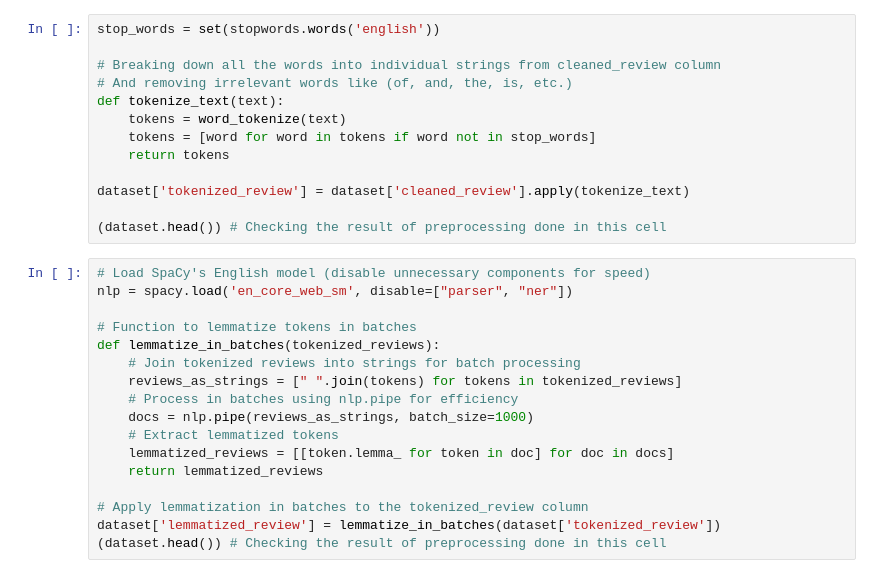
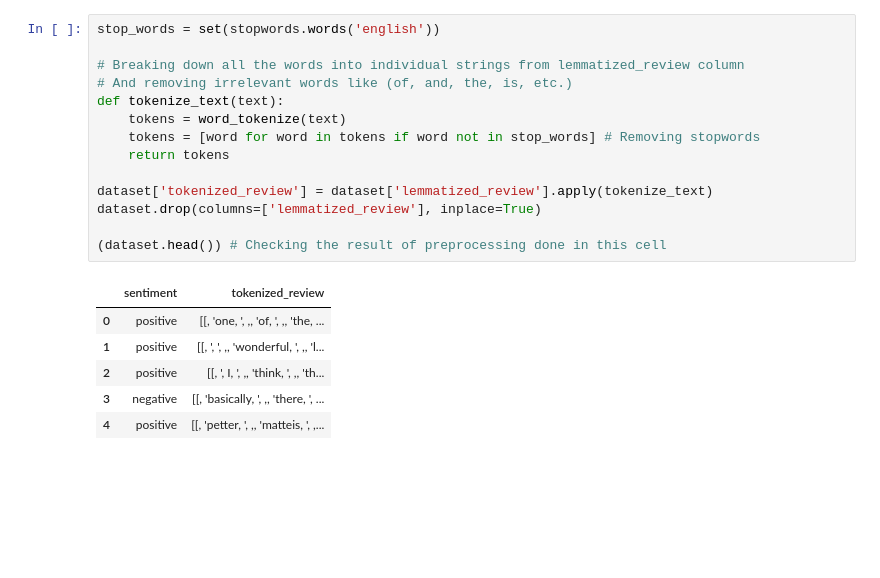
Before and after one commit to lance24528/Sentiment-Analysis, a Jupyter notebook: notebooks/1.0-lg-sentiment-analysis.ipynb, the cells around one changed output. Saved outputs shown, nothing was run; the diff lists cells and outputs as text; blank space fills up the shorter version.

Commit message:
pushing now before the code breaks again

```diff
--- a/notebooks/1.0-lg-sentiment-analysis.ipynb
+++ b/notebooks/1.0-lg-sentiment-analysis.ipynb
@@ -41,30 +95,21 @@ except LookupError as e:
 # %%
 stop_words = set(stopwords.words('english'))
 
-# Breaking down all the words into individual strings from cleaned_review column
+# Breaking down all the words into individual strings from lemmatized_review column
 # And removing irrelevant words like (of, and, the, is, etc.)
 def tokenize_text(text):
     tokens = word_tokenize(text)
-    tokens = [word for word in tokens if word not in stop_words]
+    tokens = [word for word in tokens if word not in stop_words] # Removing stopwords
     return tokens
 
-dataset['tokenized_review'] = dataset['cleaned_review'].apply(tokenize_text)
+dataset['tokenized_review'] = dataset['lemmatized_review'].apply(tokenize_text)
+dataset.drop(columns=['lemmatized_review'], inplace=True)
 
 (dataset.head()) # Checking the result of preprocessing done in this cell
+# %% [output]
+|  | sentiment | tokenized_review |
+| 0 | positive | [[, 'one, ', ,, 'of, ', ,, 'the, ... |
+| 1 | positive | [[, ', ', ,, 'wonderful, ', ,, 'l... |
+| 2 | positive | [[, ', I, ', ,, 'think, ', ,, 'th... |
+| 3 | negative | [[, 'basically, ', ,, 'there, ', ... |
+| 4 | positive | [[, 'petter, ', ,, 'matteis, ', ,... |
-# %%
-# Load SpaCy's English model (disable unnecessary components for speed)
-nlp = spacy.load('en_core_web_sm', disable=["parser", "ner"])
-
-# Function to lemmatize tokens in batches
-def lemmatize_in_batches(tokenized_reviews):
-    # Join tokenized reviews into strings for batch processing
-    reviews_as_strings = [" ".join(tokens) for tokens in tokenized_reviews]
-    # Process in batches using nlp.pipe for efficiency
-    docs = nlp.pipe(reviews_as_strings, batch_size=1000)
-    # Extract lemmatized tokens
-    lemmatized_reviews = [[token.lemma_ for token in doc] for doc in docs]
-    return lemmatized_reviews
-
-# Apply lemmatization in batches to the tokenized_review column
-dataset['lemmatized_review'] = lemmatize_in_batches(dataset['tokenized_review'])
-(dataset.head()) # Checking the result of preprocessing done in this cell
```
Also changed, not shown: parts of 7 cells of this notebook, 14 other files.
